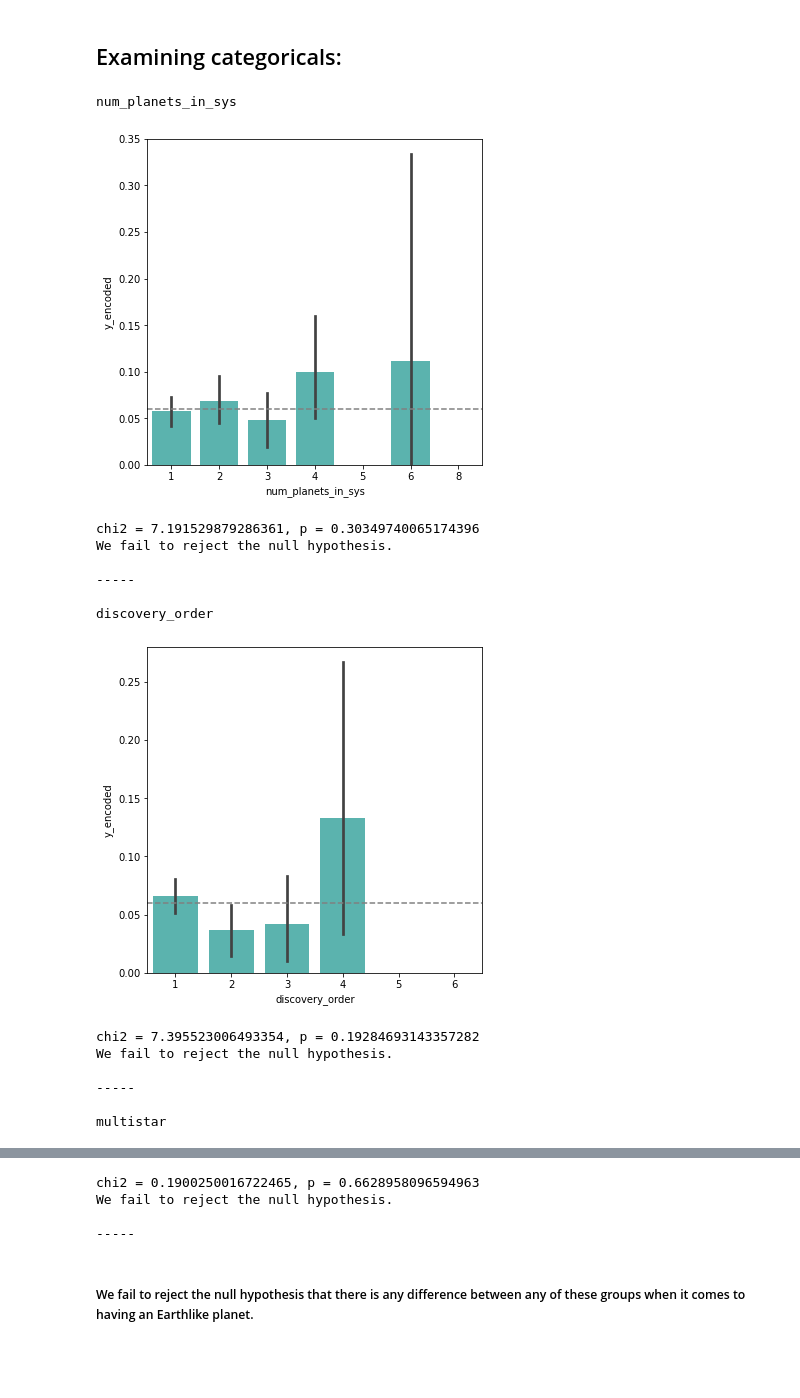
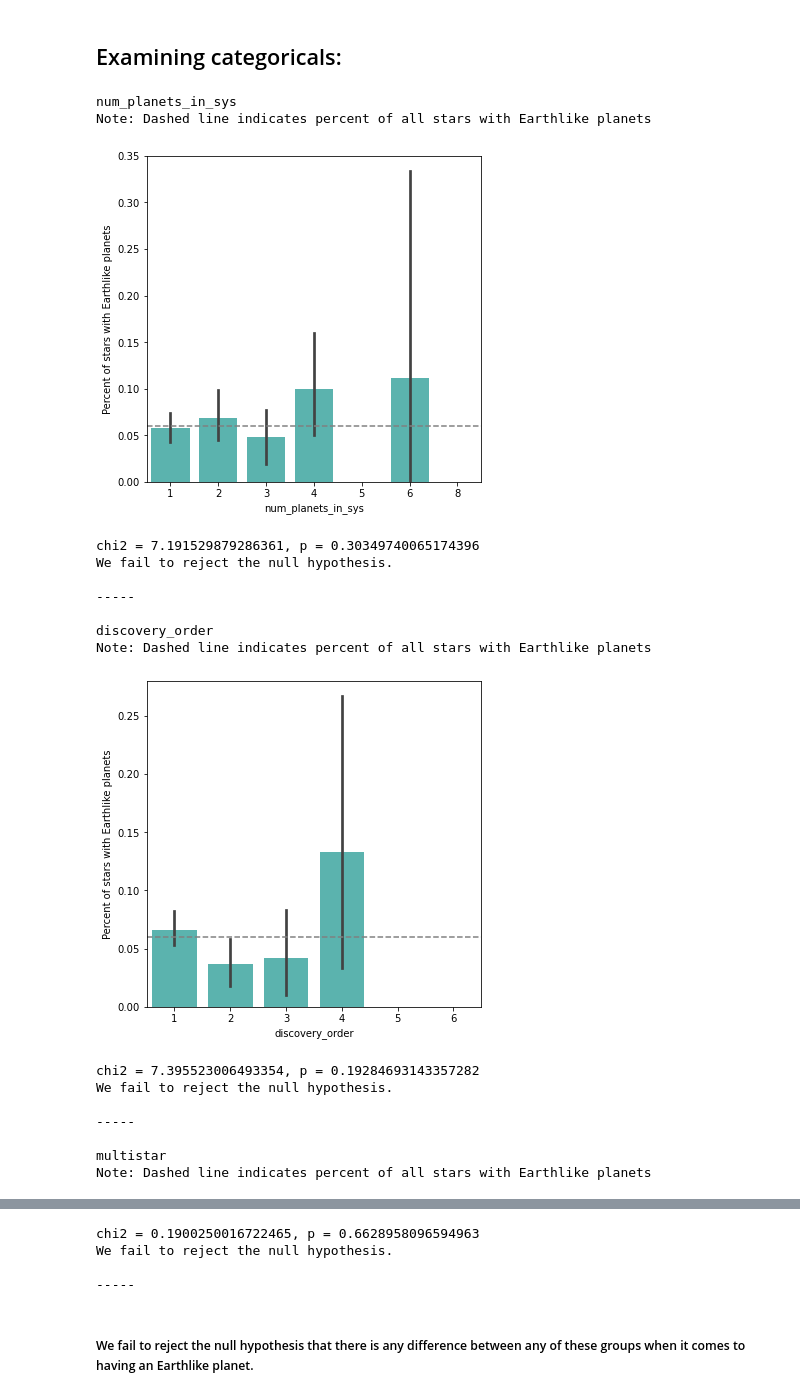
Before and after one commit to Miller-Ryan-1/exoplanet-analysis, a Jupyter notebook: exoplanet_study_notebook.ipynb, the cells around one changed output, grey strips where cells are left out. Cells and saved outputs as stored; diff of their text form; code cells hidden in the pictures; blank space fills up the shorter version.

```diff
--- a/exoplanet_study_notebook.ipynb
+++ b/exoplanet_study_notebook.ipynb
@@ -262,32 +286,37 @@ features_to_chi_square_test = ['num_planets_in_sys','discovery_order','multistar
 # %%
 # Run a loop to print barplots and hypothesis tests for each categorical
 for col in features_to_chi_square_test:
     print(col)
+    print('Note: Dashed line indicates percent of all stars with Earthlike planets')
     plt.figure(figsize=(6,6))
     sns.barplot(x = col, y = 'y_encoded', data=train, alpha=.8, color='lightseagreen')
+    plt.ylabel('Percent of stars with Earthlike planets')
     plt.axhline(train['y_encoded'].mean(), ls='--', color='gray')
     plt.show()
     observation = pd.crosstab(train['y_encoded'], train[col])
     chi2, p, degf, expected = stats.chi2_contingency(observation)
     print(f'chi2 = {chi2}, p = {p}')
     if p < .05:
         print('We reject the null hypothesis.')
     else:
         print('We fail to reject the null hypothesis.')
     print('\n-----\n')
 # %% [output]
 num_planets_in_sys
+Note: Dashed line indicates percent of all stars with Earthlike planets
-[figure, old version]
+[figure, new version]
 chi2 = 7.191529879286361, p = 0.30349740065174396
 We fail to reject the null hypothesis.
 
 -----
 
 discovery_order
+Note: Dashed line indicates percent of all stars with Earthlike planets
-[figure, old version]
+[figure, new version]
 chi2 = 7.395523006493354, p = 0.19284693143357282
 We fail to reject the null hypothesis.
 
 -----
 
 multistar
+Note: Dashed line indicates percent of all stars with Earthlike planets
```
Also changed, not shown: parts of 22 cells of this notebook.
